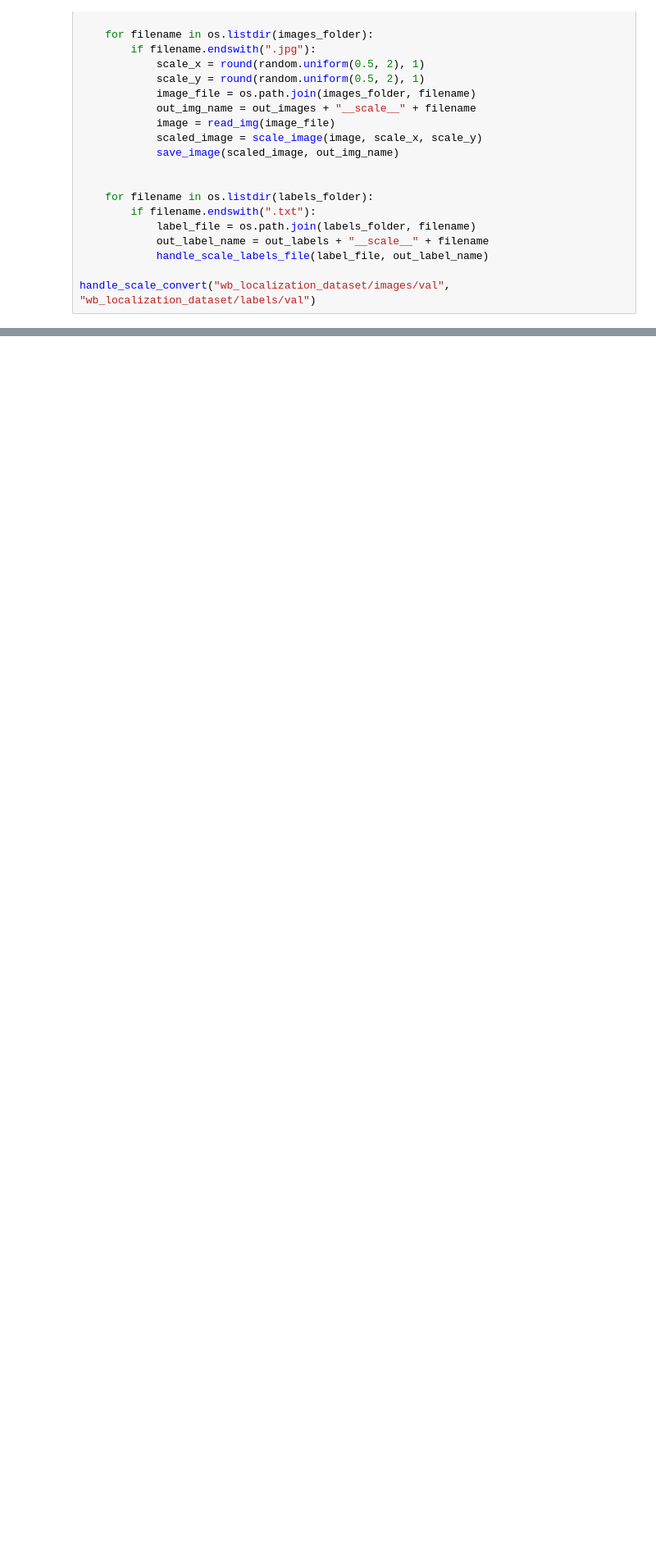
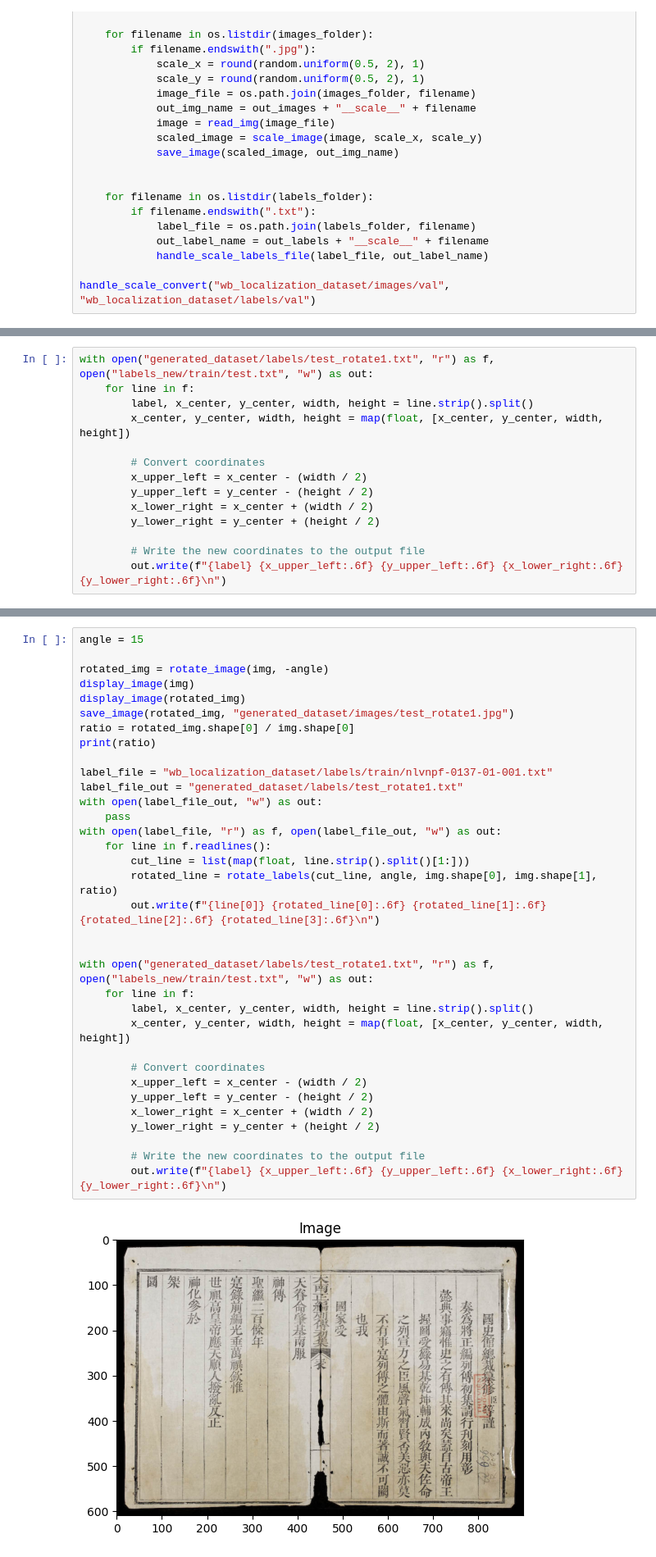
Before and after one commit to hachane/INT3404E_Nom_localization, a Jupyter notebook: data_augmentation_anizme.ipynb, the cells around one changed output, grey strips where cells are left out. Shown at 82% size. Saved outputs shown, nothing was run; the diff lists cells and outputs as text; blank space fills up the shorter version.

Commit message:
test rotate

```diff
--- a/data_augmentation_anizme.ipynb
+++ b/data_augmentation_anizme.ipynb
@@ -160,0 +87,14 @@ display_image(rotated_img)
+# %%
+with open("generated_dataset/labels/test_rotate1.txt", "r") as f, open("labels_new/train/test.txt", "w") as out:
+    for line in f:
+        label, x_center, y_center, width, height = line.strip().split()
+        x_center, y_center, width, height = map(float, [x_center, y_center, width, height])
+
+        # Convert coordinates
+        x_upper_left = x_center - (width / 2)
+        y_upper_left = y_center - (height / 2)
+        x_lower_right = x_center + (width / 2)
+        y_lower_right = y_center + (height / 2)
+
+        # Write the new coordinates to the output file
+        out.write(f"{label} {x_upper_left:.6f} {y_upper_left:.6f} {x_lower_right:.6f} {y_lower_right:.6f}\n")
@@ -160,0 +141,36 @@ display_image(rotated_img)
+# %%
+angle = 15
+
+rotated_img = rotate_image(img, -angle)
+display_image(img)
+display_image(rotated_img)
+save_image(rotated_img, "generated_dataset/images/test_rotate1.jpg")
+ratio = rotated_img.shape[0] / img.shape[0]
+print(ratio)
+
+label_file = "wb_localization_dataset/labels/train/nlvnpf-0137-01-001.txt"
+label_file_out = "generated_dataset/labels/test_rotate1.txt"
+with open(label_file_out, "w") as out:
+    pass
+with open(label_file, "r") as f, open(label_file_out, "w") as out:
+    for line in f.readlines():
+        cut_line = list(map(float, line.strip().split()[1:]))
+        rotated_line = rotate_labels(cut_line, angle, img.shape[0], img.shape[1], ratio)
+        out.write(f"{line[0]} {rotated_line[0]:.6f} {rotated_line[1]:.6f} {rotated_line[2]:.6f} {rotated_line[3]:.6f}\n")
+
+
+with open("generated_dataset/labels/test_rotate1.txt", "r") as f, open("labels_new/train/test.txt", "w") as out:
+    for line in f:
+        label, x_center, y_center, width, height = line.strip().split()
+        x_center, y_center, width, height = map(float, [x_center, y_center, width, height])
+
+        # Convert coordinates
+        x_upper_left = x_center - (width / 2)
+        y_upper_left = y_center - (height / 2)
+        x_lower_right = x_center + (width / 2)
+        y_lower_right = y_center + (height / 2)
+
+        # Write the new coordinates to the output file
+        out.write(f"{label} {x_upper_left:.6f} {y_upper_left:.6f} {x_lower_right:.6f} {y_lower_right:.6f}\n")
+# %% [output]
+[figure, added]
```
Also changed, not shown: parts of 8 cells of this notebook, 4 other files.
